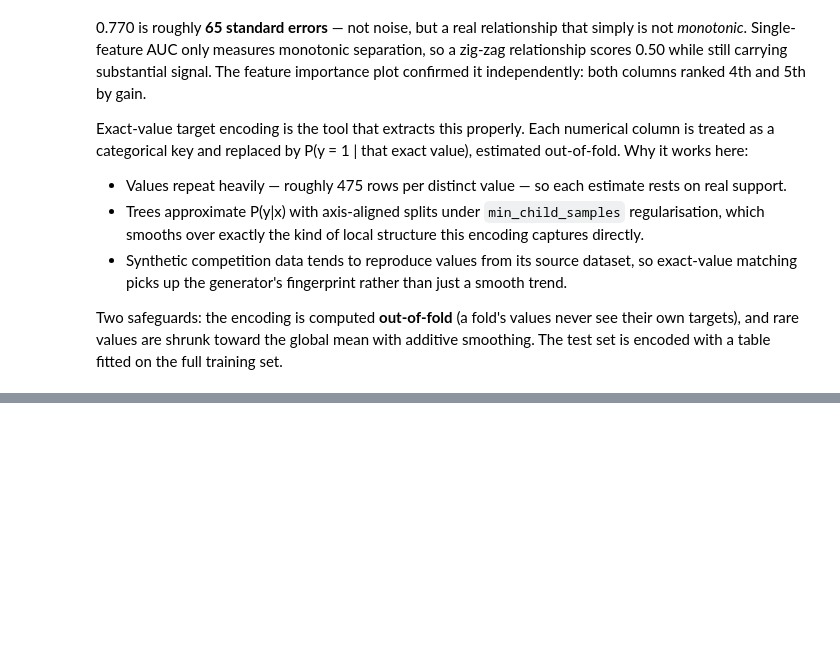
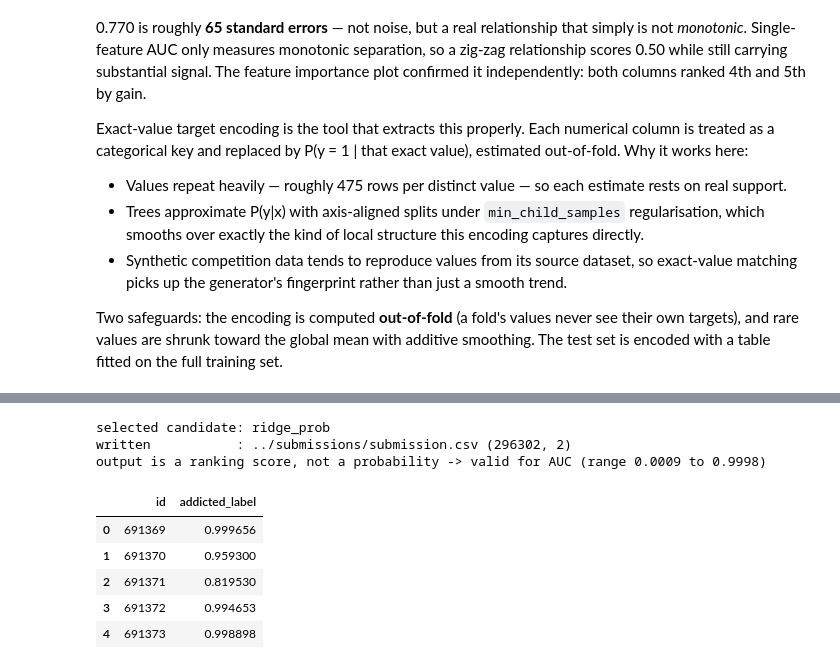
Before and after one commit to kagankorall/My-Kaggle-Works, a Jupyter notebook: Playground Series - Predicting Smartphone Addiction/notebook/smartphone_addiction_prediction.ipynb, the cells around one changed output, grey strips where cells are left out. Cells and saved outputs as stored; diff of their text form; code cells hidden in the pictures; blank space fills up the shorter version.

Commit message:
feat: generate model inference submission and document modeling process

```diff
--- a/Playground Series - Predicting Smartphone Addiction/notebook/smartphone_addiction_prediction.ipynb
+++ b/Playground Series - Predicting Smartphone Addiction/notebook/smartphone_addiction_prediction.ipynb
@@ -621,8 +1306,13 @@ X = train_fe[FEATURES].copy()
 y = train_fe[TARGET].values
 X_test = test_fe[FEATURES].copy()
 
+# Which columns are categorical depends on what section 3b adopted, so derive it from FEATURES
+# rather than hard-coding CAT_COLS. When ADOPT_JAGGED_CAT is False this is exactly the round 7
+# list and every model below trains on the identical configuration.
+CAT_ALL = [c for c in CAT_COLS + JAG_CAT_COLS if c in FEATURES]
+
 # LightGBM / XGBoost: pandas 'category' dtype preserves NaN naturally
-for c in CAT_COLS:
+for c in CAT_ALL:
     cats = sorted(set(X[c].dropna()) | set(X_test[c].dropna()))
     X[c] = pd.Categorical(X[c], categories=cats)
     X_test[c] = pd.Categorical(X_test[c], categories=cats)
@@ -630,12 +1320,13 @@ for c in CAT_COLS:
 # CatBoost rejects NaN in categorical columns -> encode missingness as its own level
 X_cb = X.copy()
 X_test_cb = X_test.copy()
-for c in CAT_COLS:
+for c in CAT_ALL:
     X_cb[c] = X_cb[c].astype(object).where(X_cb[c].notna(), 'Missing').astype(str)
     X_test_cb[c] = X_test_cb[c].astype(object).where(X_test_cb[c].notna(), 'Missing').astype(str)
-CAT_IDX = [FEATURES.index(c) for c in CAT_COLS]
+CAT_IDX = [FEATURES.index(c) for c in CAT_ALL]
 
 print('X:', X.shape, '| X_test:', X_test.shape)
+print('categorical columns:', CAT_ALL)
 print('positive rate:', y.mean().round(4))
 # %% [markdown]
 ## 4. Modeling
@@ -733,6 +1462,25 @@ cb_params = dict(
     learning_rate=0.05, depth=7, l2_leaf_reg=3.0,
     random_seed=SEED, verbose=0, allow_writing_files=False,
 )
+
+# 3) CTR settings, applied ONLY when section 3b adopted the jagged integer columns as
+#    categoricals. This is the real reason that variant is worth having: CatBoost computes
+#    ordered target statistics per categorical AND automatic combination CTRs across pairs of
+#    them — a leakage-safe, support-managed version of the pairwise encoding that failed when
+#    built by hand in round 4. The section 3b harness runs LightGBM, so it can only screen
+#    LightGBM's categorical splits; this mechanism has to be judged from the OOF score here.
+#
+#    max_ctr_complexity is capped at 2 rather than left at the default 4: with 6 categorical
+#    columns, depth-4 combinations are far more than the runtime budget allows. Expect this to
+#    add meaningfully to CatBoost's runtime — check the per-fold timings before committing to a
+#    full 10-fold run.
+#
+#    When jagged categoricals are OFF, cb_params is left untouched, so the baseline path stays
+#    byte-identical to the round 7 model. One change at a time.
+if len(CAT_IDX) > len(CAT_COLS):
+    cb_params.update(max_ctr_complexity=2, one_hot_max_size=8)
+    print(f'CatBoost: {len(CAT_IDX)} categorical columns, combination CTRs enabled '
+          '(max_ctr_complexity=2) — expect a longer run')
 
 if RUN_CATBOOST:
     oof = np.zeros(len(X)); pred = np.zeros(len(X_test))
@@ -831,32 +1795,45 @@ display(imp.reset_index(drop=True))
 # %%
 # Submission
 # A single file: whichever candidate the blend cell selected by OOF AUC (BEST).
 # In round 1 the blend and the best single model were indistinguishable on the LB
 # (0.96632 vs 0.96636, a 0.00004 gap = noise) with a Spearman correlation of 0.9993,
 # so writing and uploading the individual model files just burns submission budget.
 import os
 
 os.makedirs('../submissions', exist_ok=True)
 
 submission = pd.DataFrame({
     'id': test_df['id'].values,
     TARGET: blend_test,
 })
 submission.to_csv('../submissions/submission.csv', index=False)
 
 print('selected candidate:', BEST)
 print('written           : ../submissions/submission.csv', submission.shape)
-if BEST.startswith('rank'):
-    print('output is on a rank scale (0-1), not probabilities -> valid for AUC')
+if BEST.startswith(('rank', 'ridge')):
+    # Ranks and Ridge outputs are monotone scores, not probabilities. AUC only reads the ordering,
+    # so this is valid — it would be invalid under log loss.
+    print(f'output is a ranking score, not a probability -> valid for AUC '
+          f'(range {submission[TARGET].min():.4f} to {submission[TARGET].max():.4f})')
 else:
     print('pred mean:', submission[TARGET].mean().round(4),
           '| train positive rate:', y.mean().round(4))
 
 # To write out an individual model as well (test_preds is still in memory):
 # pd.DataFrame({'id': test_df['id'].values, TARGET: test_preds['xgb']}) \
 #   .to_csv('../submissions/submission_xgb.csv', index=False)
 
 submission.head()
+# %% [output]
+selected candidate: ridge_prob
+written           : ../submissions/submission.csv (296302, 2)
+output is a ranking score, not a probability -> valid for AUC (range 0.0009 to 0.9998)
+|  | id | addicted_label |
+| 0 | 691369 | 0.999656 |
+| 1 | 691370 | 0.959300 |
+| 2 | 691371 | 0.819530 |
+| 3 | 691372 | 0.994653 |
+| 4 | 691373 | 0.998898 |
 # %%
 # Sanity check on the prediction distributions
 fig, axes = plt.subplots(1, 2, figsize=(13, 4))
```
Also changed, not shown: parts of 26 cells of this notebook, 3 other files.
